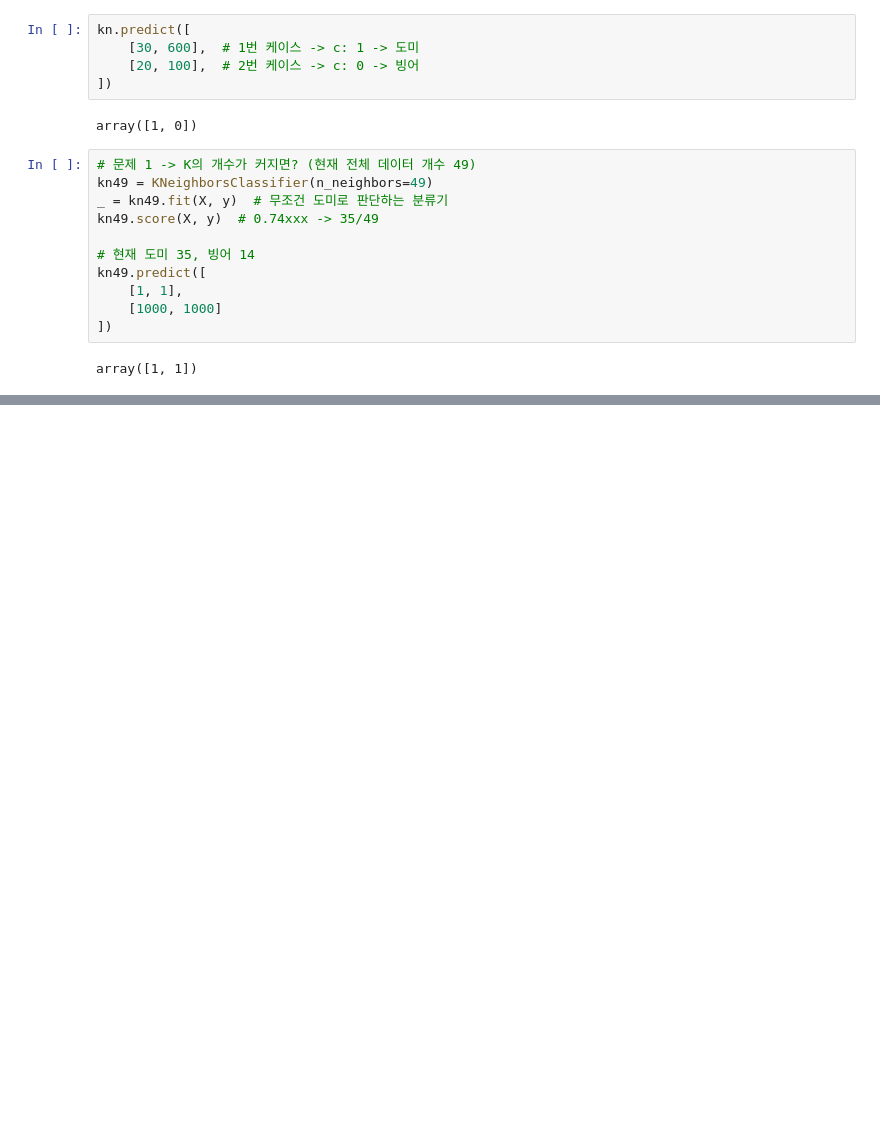
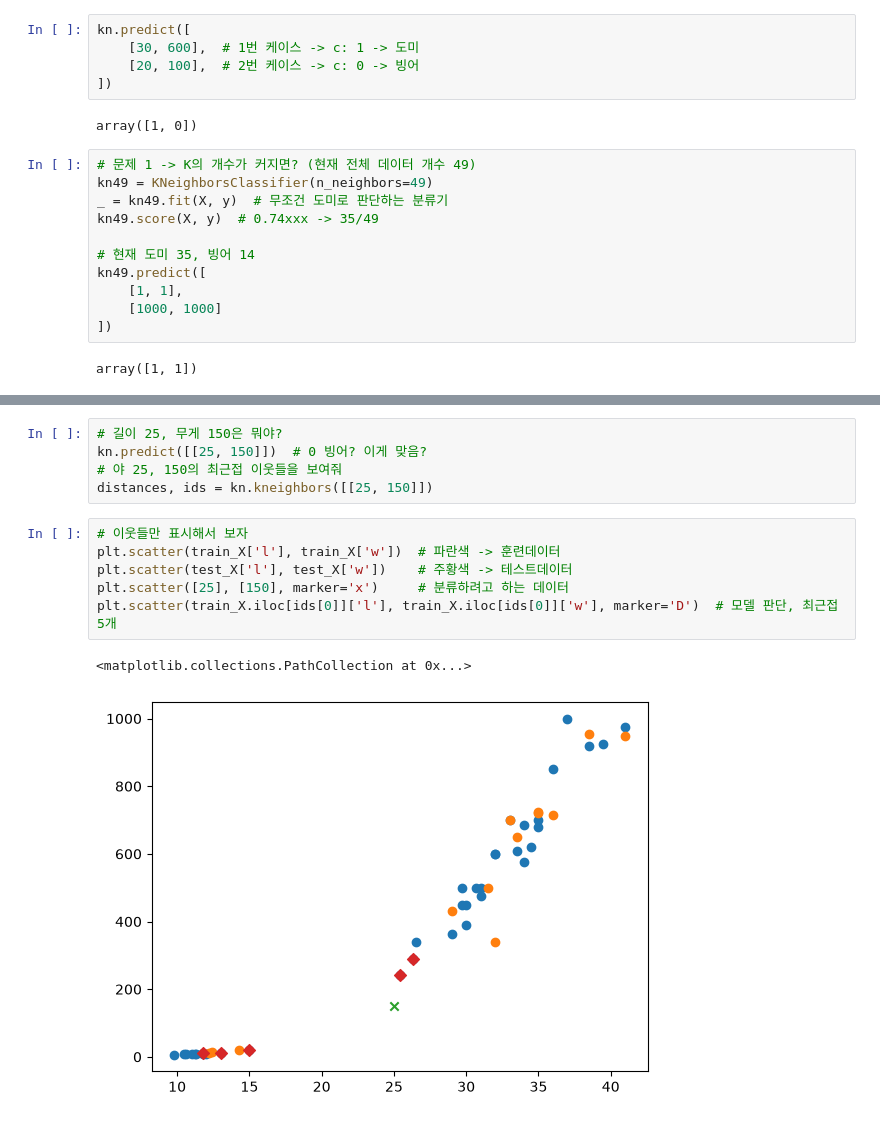
Before and after one commit to verba-neo/gaida-3, a Jupyter notebook: 03-python/09_ML.ipynb, the cells around one changed output, grey strips where cells are left out. Saved outputs shown, nothing was run; the diff lists cells and outputs as text; blank space fills up the shorter version.

```diff
--- a/03-python/09_ML.ipynb
+++ b/03-python/09_ML.ipynb
@@ -97,0 +137,14 @@ array([1, 1])
+# %%
+# 길이 25, 무게 150은 뭐야?
+kn.predict([[25, 150]])  # 0 빙어? 이게 맞음?
+# 야 25, 150의 최근접 이웃들을 보여줘
+distances, ids = kn.kneighbors([[25, 150]])
+# %%
+# 이웃들만 표시해서 보자
+plt.scatter(train_X['l'], train_X['w'])  # 파란색 -> 훈련데이터
+plt.scatter(test_X['l'], test_X['w'])    # 주황색 -> 테스트데이터
+plt.scatter([25], [150], marker='x')     # 분류하려고 하는 데이터
+plt.scatter(train_X.iloc[ids[0]]['l'], train_X.iloc[ids[0]]['w'], marker='D')  # 모델 판단, 최근접 5개
+# %% [output]
+<matplotlib.collections.PathCollection at 0x...>
+[figure, added]
```
Also changed, not shown: parts of 4 cells of this notebook.
